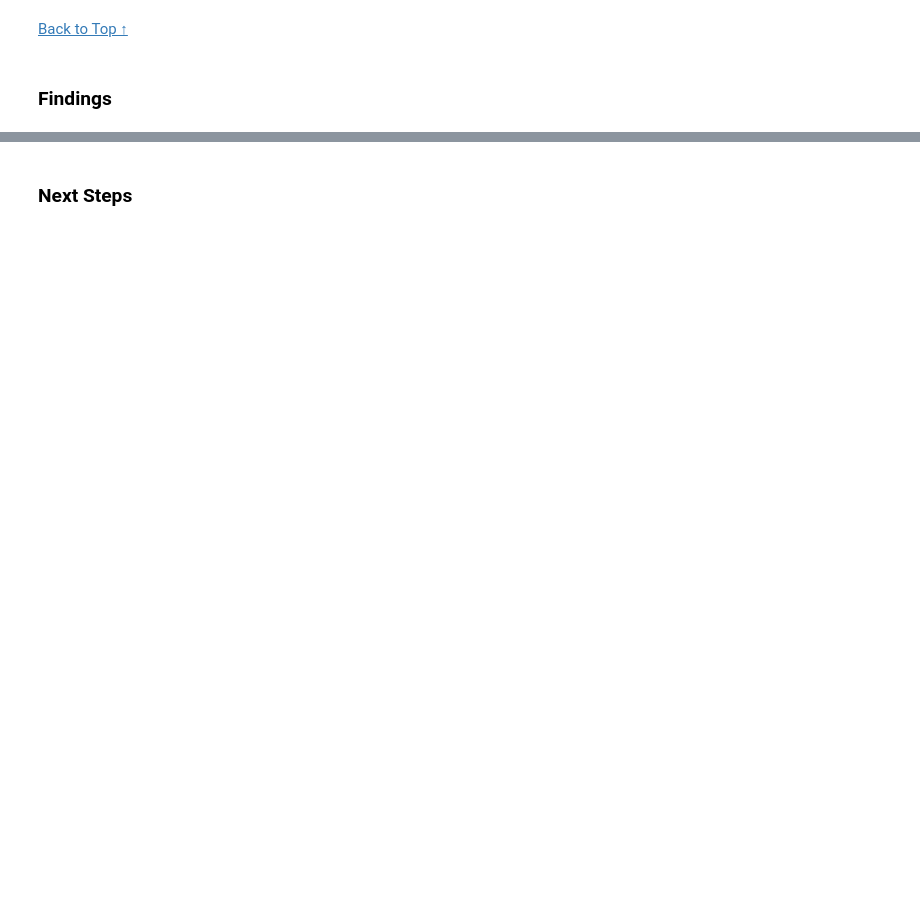
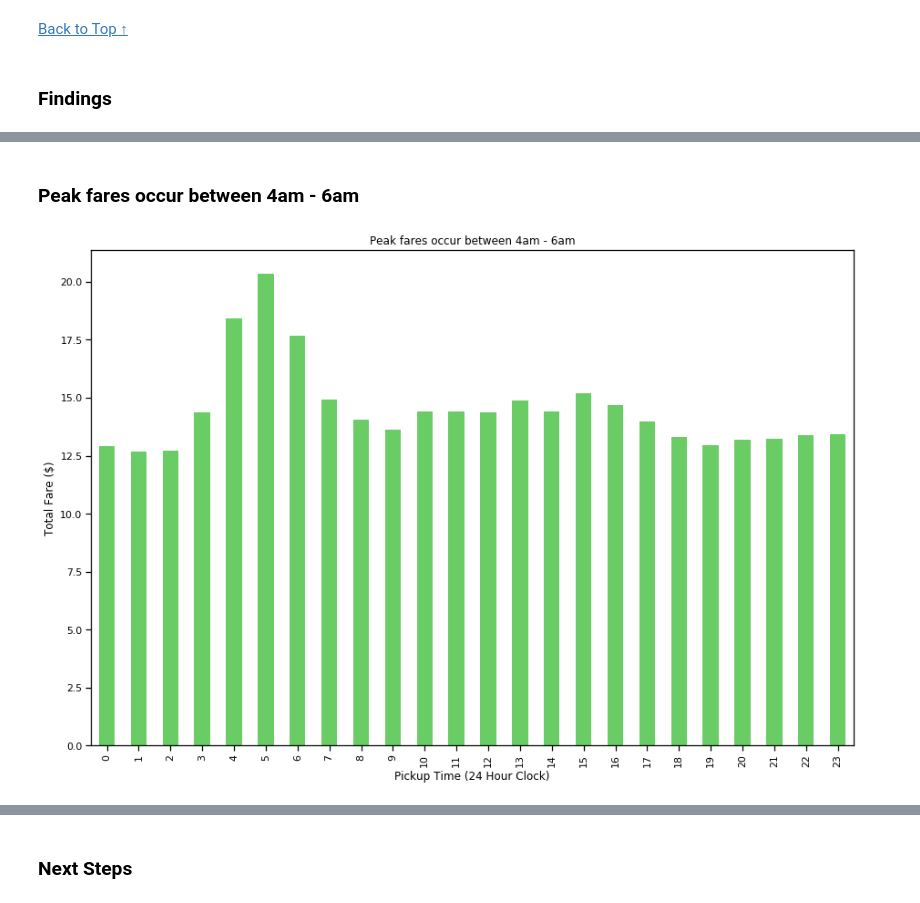
Before and after one commit to muoyo/chicago-ridesharing, a Jupyter notebook: notebooks/rideshare.ipynb, the cells around one changed output, grey strips where cells are left out. Cells and saved outputs as stored; diff of their text form; code cells hidden in the pictures; blank space fills up the shorter version.

```diff
--- a/notebooks/rideshare.ipynb
+++ b/notebooks/rideshare.ipynb
@@ -198,0 +285,10 @@ ridge.coef_
+# %% [markdown]
+### Peak fares occur between 4am - 6am
+# %%
+fig, ax = plt.subplots(figsize=(15,10))
+df.groupby('start_hour')['trip_total'].mean().plot.bar(color=SEABORN_PALETTE[2])
+ax.set_title('Peak fares occur between 4am - 6am')
+ax.set_xlabel('Pickup Time (24 Hour Clock)')
+ax.set_ylabel('Total Fare ($)');
+# %% [output]
+[figure, added]
```
Also changed, not shown: parts of 17 cells of this notebook, 1 other file.
